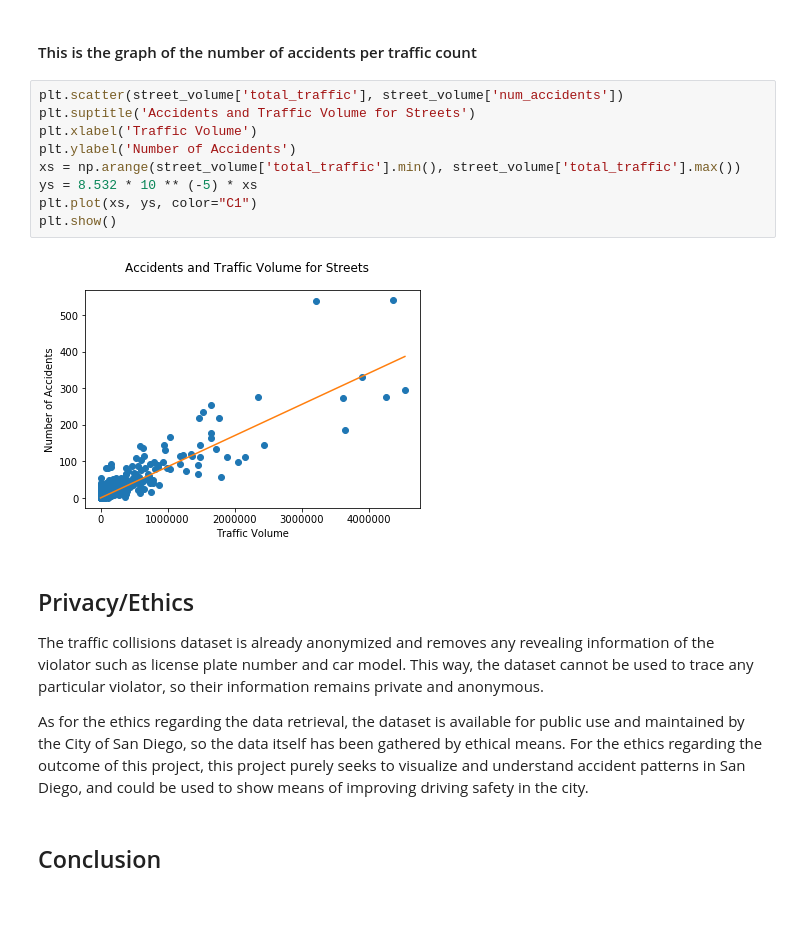
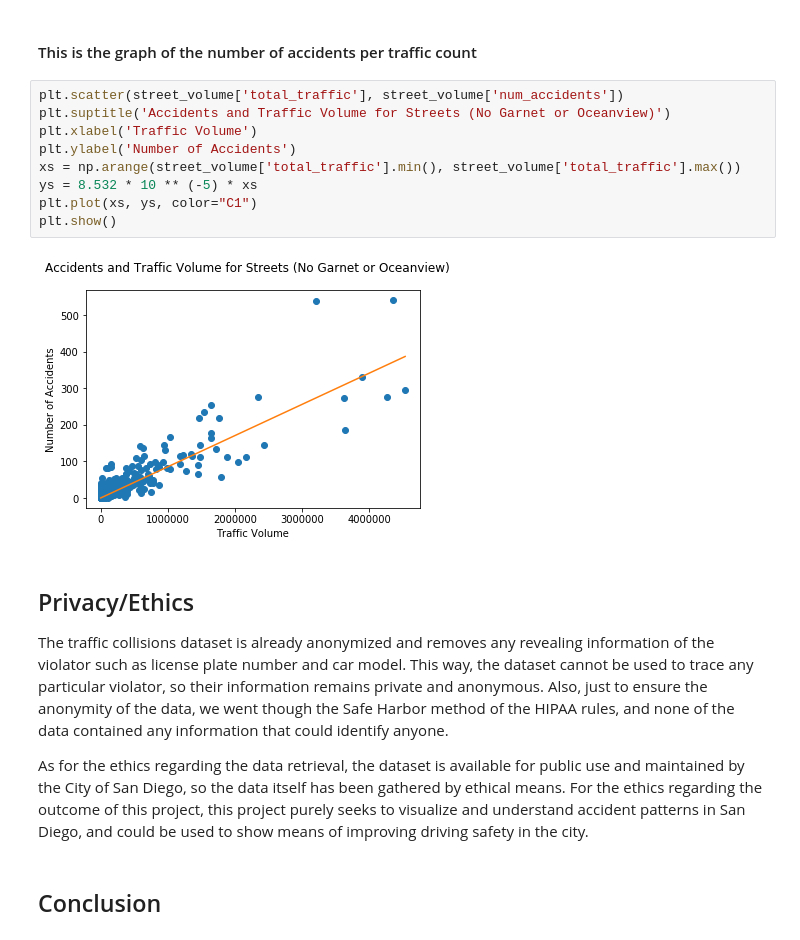
Before and after one commit to morahman97/SD-Car-Accident-Analysis, a Jupyter notebook: FinalProject.ipynb, the cells around one changed output. Cells and saved outputs as stored; diff of their text form; blank space fills up the shorter version.

```diff
--- a/FinalProject.ipynb
+++ b/FinalProject.ipynb
@@ -1198,19 +1198,20 @@ strong multicollinearity or other numerical problems.
 #### This is the graph of the number of accidents per traffic count
 # %%
 plt.scatter(street_volume['total_traffic'], street_volume['num_accidents'])
-plt.suptitle('Accidents and Traffic Volume for Streets')
+plt.suptitle('Accidents and Traffic Volume for Streets (No Garnet or Oceanview)')
 plt.xlabel('Traffic Volume')
 plt.ylabel('Number of Accidents')
 xs = np.arange(street_volume['total_traffic'].min(), street_volume['total_traffic'].max())
 ys = 8.532 * 10 ** (-5) * xs
 plt.plot(xs, ys, color="C1")
 plt.show()
 # %% [output]
-[figure, old version]
+[figure, new version]
 # %% [markdown]
 ## Privacy/Ethics
 
 The traffic collisions dataset is already anonymized and removes any revealing information of the violator such as license plate number and car model. This way, the dataset cannot be used to trace any particular violator, so their information remains private and anonymous.
+Also, just to ensure the anonymity of the data, we went though the Safe Harbor method of the HIPAA rules, and none of the data contained any information that could identify anyone.
 
 As for the ethics regarding the data retrieval, the dataset is available for public use and maintained by the City of San Diego, so the data itself has been gathered by ethical means. For the ethics regarding the outcome of this project, this project purely seeks to visualize and understand accident patterns in San Diego, and could be used to show means of improving driving safety in the city.
 # %% [markdown]
```
Also changed, not shown: parts of 22 cells of this notebook.
